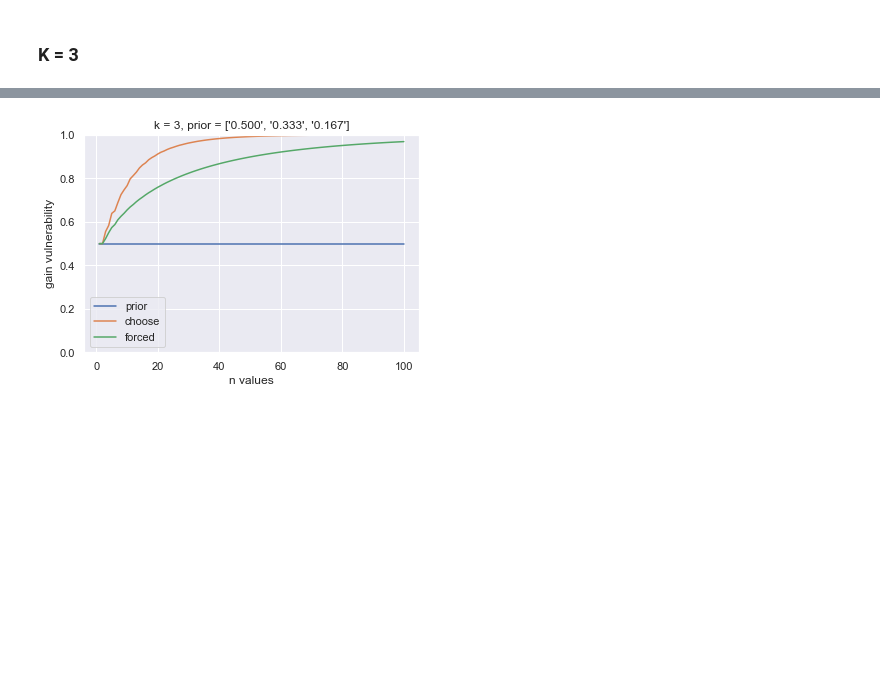
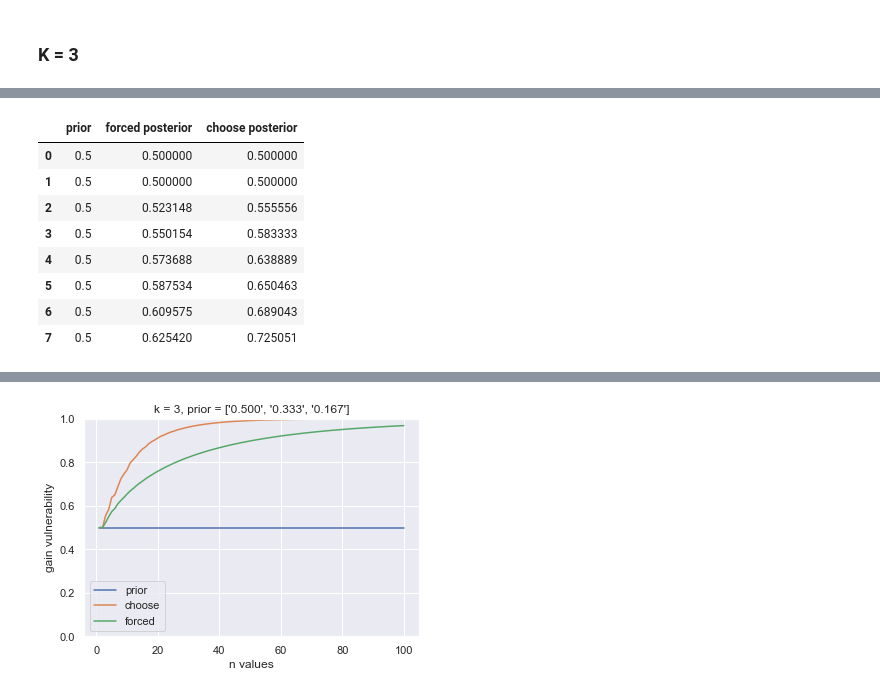
Before and after one commit to majk12/pbv, a Jupyter notebook: gain_choose.ipynb, the cells around one changed output, grey strips where cells are left out. Cells and saved outputs as stored; diff of their text form; code cells hidden in the pictures; blank space fills up the shorter version.

```diff
--- a/gain_choose.ipynb
+++ b/gain_choose.ipynb
@@ -418,6 +526,9 @@ def forced_and_choose_post_vuln(n, k, pi):
     for p in partitions(n, m=k):
         num_index = calc_index_partitions(n,p) # p's number of index partitions
         df, int_list = type_3(p, pi_dict, k) # the probabilities of different types of the column
+        #print("***************DF *************")
+        #print(df)
+        #print("*****************************")
         if k == 3:
             df_g = choices_matrix(df, int_list) # the disease:block size guesses the adversary can make
         elif k == 4:
@@ -426,10 +537,18 @@ def forced_and_choose_post_vuln(n, k, pi):
             df_g = choices_matrix_5(df, int_list)
         else:
             raise ValueError("k isn't 3, 4, or 5")
+        #print("***************Choices *************")
+        #print(df_g)
+        #print("*****************************")
         forced_per_p = forced_max(df_g, num_index, n)
         forced_sum = forced_sum + forced_per_p # the post vuln for forced gain
-        df_reduced = reduce_choices(df_g, p) # reduced dataframe, no 0s or duplicates
-        choose_per_p, block_size, disease = choose_max(df_reduced)#posterior vuln for 1 p and best guess
+        #df_reduced = reduce_choices(df_g, p) # reduced dataframe, no 0s or duplicates
+        choose_per_p, block_size, disease = choose_max(df_g)#posterior vuln for 1 p and best guess
+        #print("***************Choose *************")
+        #print('post vuln: ', choose_per_p)
+        #print('block size: ', block_size)
+        #print('disease: ', disease)
+        #print("*****************************")
         weighted = num_index * choose_per_p
         choose_sum = choose_sum + weighted
     return forced_sum, choose_sum
@@ -500,0 +655,14 @@ df_non_uni = choose_and_forced_prior_post(100, 3, [1/2, 1/3, 1/6])
+# %%
+df_non_uni_small = df_non_uni.head(8)
+# %%
+df_non_uni_small
+# %% [output]
+|  | prior | forced posterior | choose posterior |
+| 0 | 0.5 | 0.500000 | 0.500000 |
+| 1 | 0.5 | 0.500000 | 0.500000 |
+| 2 | 0.5 | 0.523148 | 0.555556 |
+| 3 | 0.5 | 0.550154 | 0.583333 |
+| 4 | 0.5 | 0.573688 | 0.638889 |
+| 5 | 0.5 | 0.587534 | 0.650463 |
+| 6 | 0.5 | 0.609575 | 0.689043 |
+| 7 | 0.5 | 0.625420 | 0.725051 |
```
Also changed, not shown: parts of 20 cells of this notebook.
